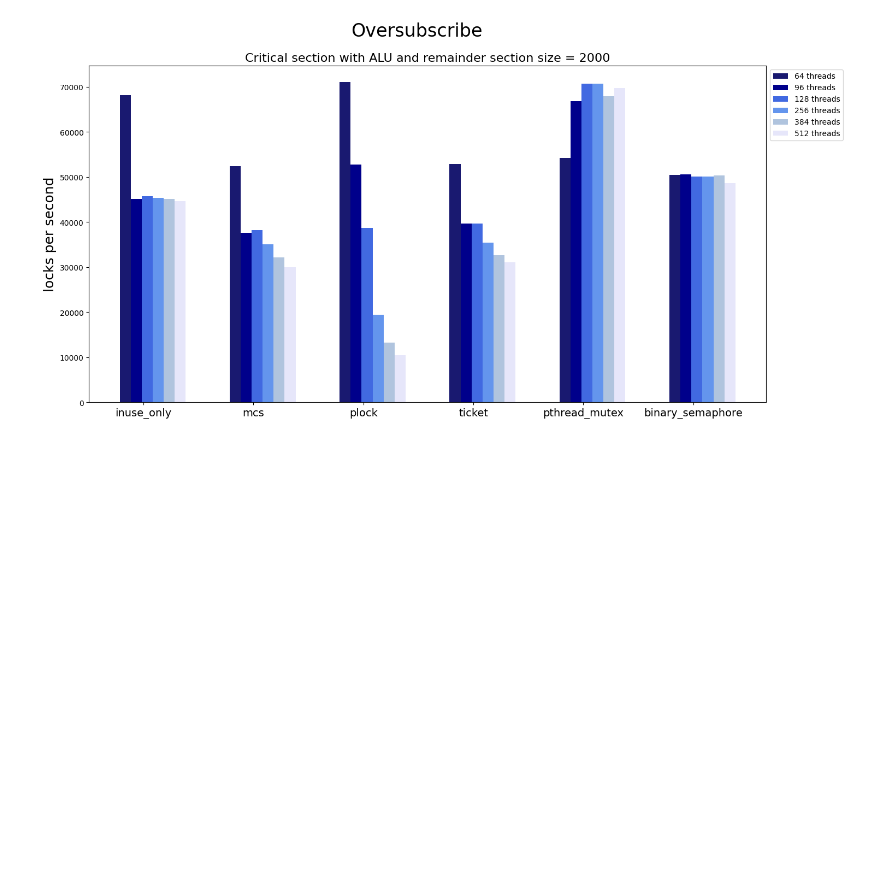
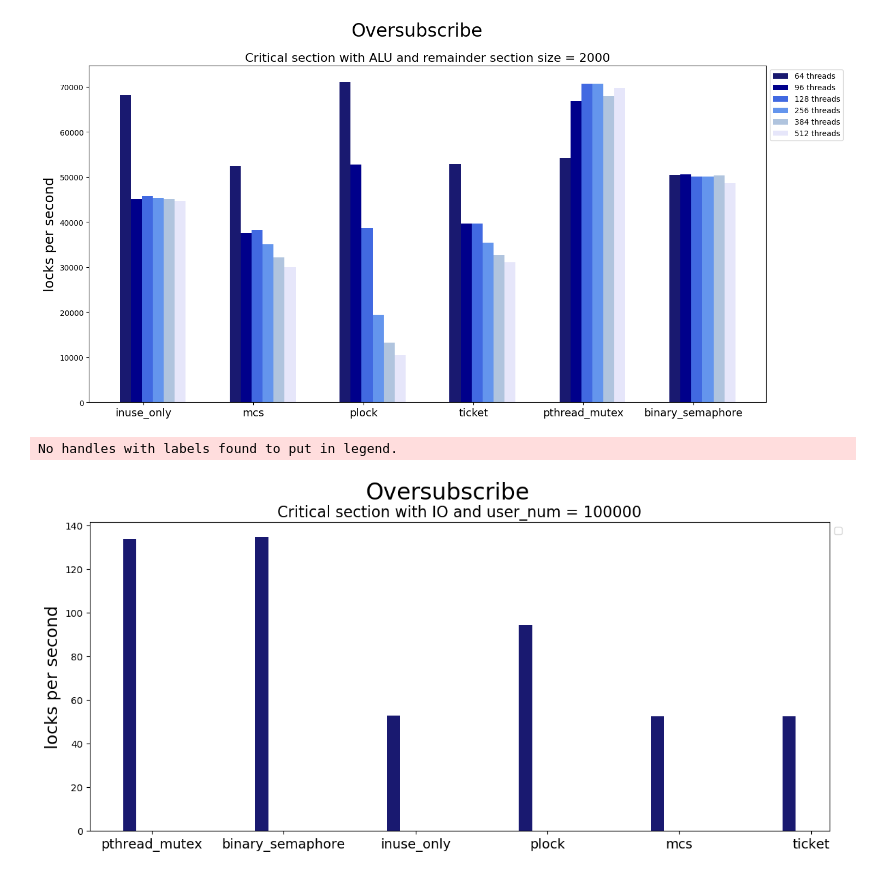
Before and after one commit to Ashen1110/Master_OS, a Jupyter notebook: code/test_data/test_data.ipynb, the cells around one changed output. Drawn from its saved outputs; the diff is of its cells as text; code cells hidden in the pictures; blank space fills up the shorter version.

```diff
--- a/code/test_data/test_data.ipynb
+++ b/code/test_data/test_data.ipynb
@@ -208,3 +208,22 @@ plt.legend(bbox_to_anchor=(1,1), loc='upper left')
 plt.show()
 # %% [output]
 [figure]
+# %%
+spinlocks = ['pthread_mutex', 'binary_semaphore', 'inuse_only', 'plock', 'mcs', 'ticket']
+thread64 = [133.6, 134.7, 52.9, 94.4, 52.4, 52.5]
+
+x = np.arange(len(spinlocks))
+width = 0.1
+
+plt.figure(figsize=(14,6),dpi=100,linewidth = 2)
+plt.bar(x, thread64, width, color='midnightblue')
+plt.xticks(x + width*5/3 , spinlocks, fontsize="14")
+plt.ylabel('locks per second', fontsize="18")
+plt.suptitle('Oversubscribe', fontsize="24")
+sub = "Critical section with IO and user_num = 100000"
+plt.title(sub, fontsize="16")
+plt.legend(bbox_to_anchor=(1,1), loc='upper left')
+plt.show()
+# %% [output]
+No handles with labels found to put in legend.
+[figure, added]
```
Also changed, not shown: parts of 1 cell of this notebook, 2 other files.
